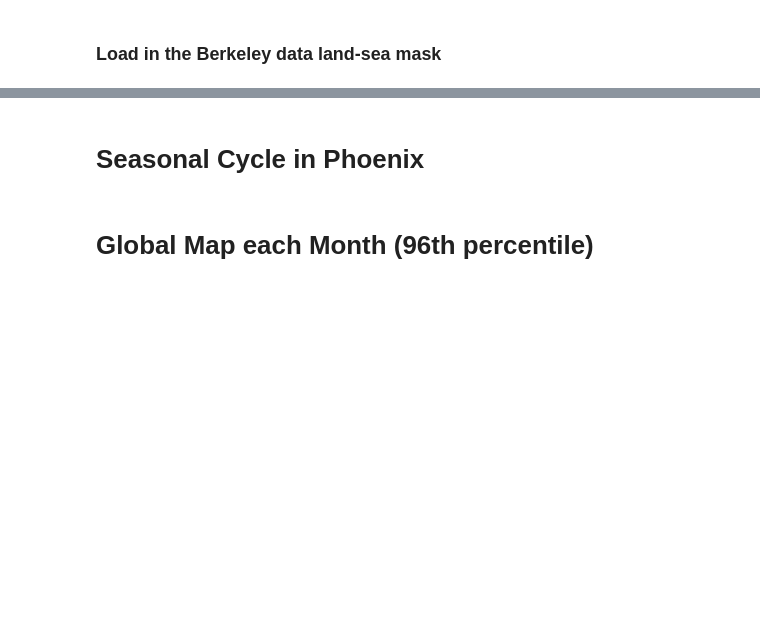
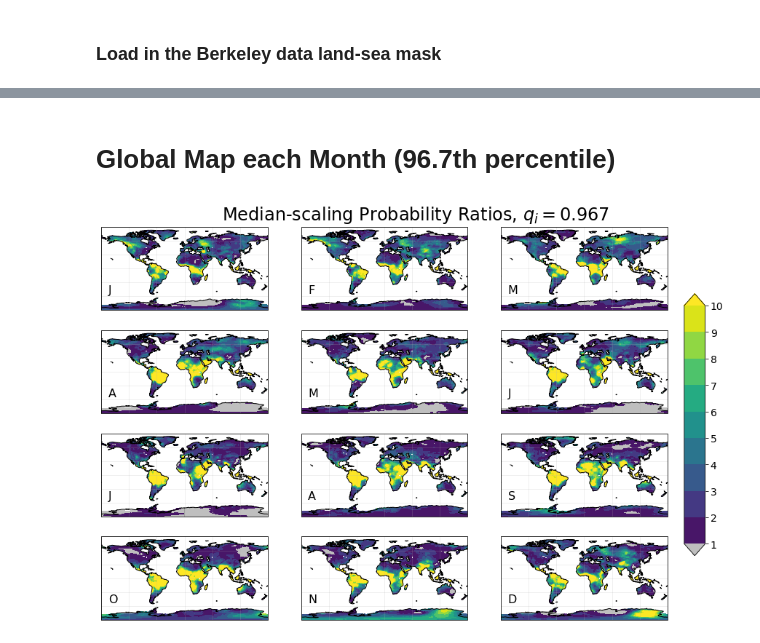
Before and after one commit to climatecentral/gilford22_attframework, a Jupyter notebook: MedianScaling_monthlyPR.ipynb, the cells around one changed output, grey strips where cells are left out. Cells and saved outputs as stored; diff of their text form; code cells hidden in the pictures; blank space fills up the shorter version.

Commit message:
Completed Fig. S5, q50 monthly PR maps

```diff
--- a/MedianScaling_monthlyPR.ipynb
+++ b/MedianScaling_monthlyPR.ipynb
@@ -111,3 +113,4 @@ lsm=xr.open_dataset(lsm_loadpath)
 # %%
-# print the grid of values we will calculate monthly PRs for:
-np.array(qgrid[1:2+1])
+# define the variable names
+prname='PR'
+forcedname,cfname='forced','counterfactual'
@@ -169,46 +172,49 @@ NameError: name 'dasdsa' is not defined
-# %% [markdown]
-# Seasonal Cycle in Phoenix
 # %% [markdown]
-# Global Map each Month (96th percentile)
+# Global Map each Month (96.7th percentile)
 # %%
-#     # set up plots for this quantile
-#     fig=plt.figure(figsize=(16,10))
+# set up plots for this quantile
+fig=plt.figure(figsize=(16,10))
 
-#         ## PLOT
-#         # wrap around the prime meridian before plotting
-#         PR_qj_cyc = util.add_cyclic_point(PR_qj.PR, 'lon')
+# loop over all the months
+for mi in monthsi:
 
-#         # plot the result
-#         ax = plt.subplot(4, 3, mi, projection=ccrs.PlateCarree())
+        # extract the data we need
+        PR_mi=q50_pr[prname].sel(month=mi)
 
-#         levs=np.arange(1,10+1,1)
-#         datp=ax.contourf(PR_qj_cyc.lon,PR_qj_cyc.lat,PR_qj_cyc, \
-#                             levels=levs, transform=ccrs.PlateCarree(), \
-#                             cmap=cmapgray, extend='both')
+        ## PLOT
+        # wrap around the prime meridian before plotting
+        PR_mi_cyc = util.xr_add_cyclic_point(PR_mi, 'lon')
 
-#         # draw the coastlines
-#         ax.coastlines()
-#         ax.gridlines(alpha=0.25)
+        # plot the result
+        ax = plt.subplot(4, 3, mi, projection=ccrs.PlateCarree())
 
+        levs=np.arange(1,10+1,1)
+        datp=ax.contourf(PR_mi_cyc.lon,PR_mi_cyc.lat,PR_mi_cyc, \
+                            levels=levs, transform=ccrs.PlateCarree(), \
+                            cmap=cmapgray, extend='both')
 
-#     # adjust the white space between the subplots
-#     plt.subplots_adjust(wspace=0.05, hspace=0.)
+        # draw the coastlines
+        ax.coastlines()
+        ax.gridlines(alpha=0.25)
 
-#     # make a single large colorbar
-#     fig.subplots_adjust(right=0.8)
-#     cbar_ax = fig.add_axes([0.82, 0.25, 0.025, 0.5])
-#     ticklabs = cbar_ax.get_yticklabels()
-#     cbar_ax.set_yticklabels(ticklabs, fontsize=14)
-#     fig.colorbar(datp, cax=cbar_ax)
+        # add the month string
+        plt.text(-165,-53,monstr[mi-1],fontsize=16,transform=ccrs.PlateCarree())
 
-#     # write the full figure's title
-#     fig.suptitle('Median-scaling Probability Ratios, $q_i='+str(round(qj,3))+'$', fontsize=24, y=0.92)
+        # clean up
+        PR_mi
 
-#     plt.show()
+# make a single large colorbar
+fig.subplots_adjust(right=0.8)
+cbar_ax = fig.add_axes([0.82, 0.25, 0.025, 0.5])
+ticklabs = cbar_ax.get_yticklabels()
+cbar_ax.set_yticklabels(ticklabs, fontsize=14)
+fig.colorbar(datp, cax=cbar_ax)
 
-#     # save the plot out
-# plot_save_name='figS3.pdf'
-# fig.savefig(fig_si_savepath+plot_save_name, dpi=300, bbox_inches='tight')
+# write the full figure's title
+fig.suptitle('Median-scaling Probability Ratios, $q_i='+str(round(qj,3))+'$', fontsize=24, y=0.92)
 
-#     # clean up
-#     del fig, qjdat
+# save the plot out
+plot_save_name='figS5.pdf'
+fig.savefig(fig_si_savepath+plot_save_name, dpi=300, bbox_inches='tight')
+# %% [output]
+[figure, added]
```
Also changed, not shown: parts of 5 cells of this notebook, 1 other file.
